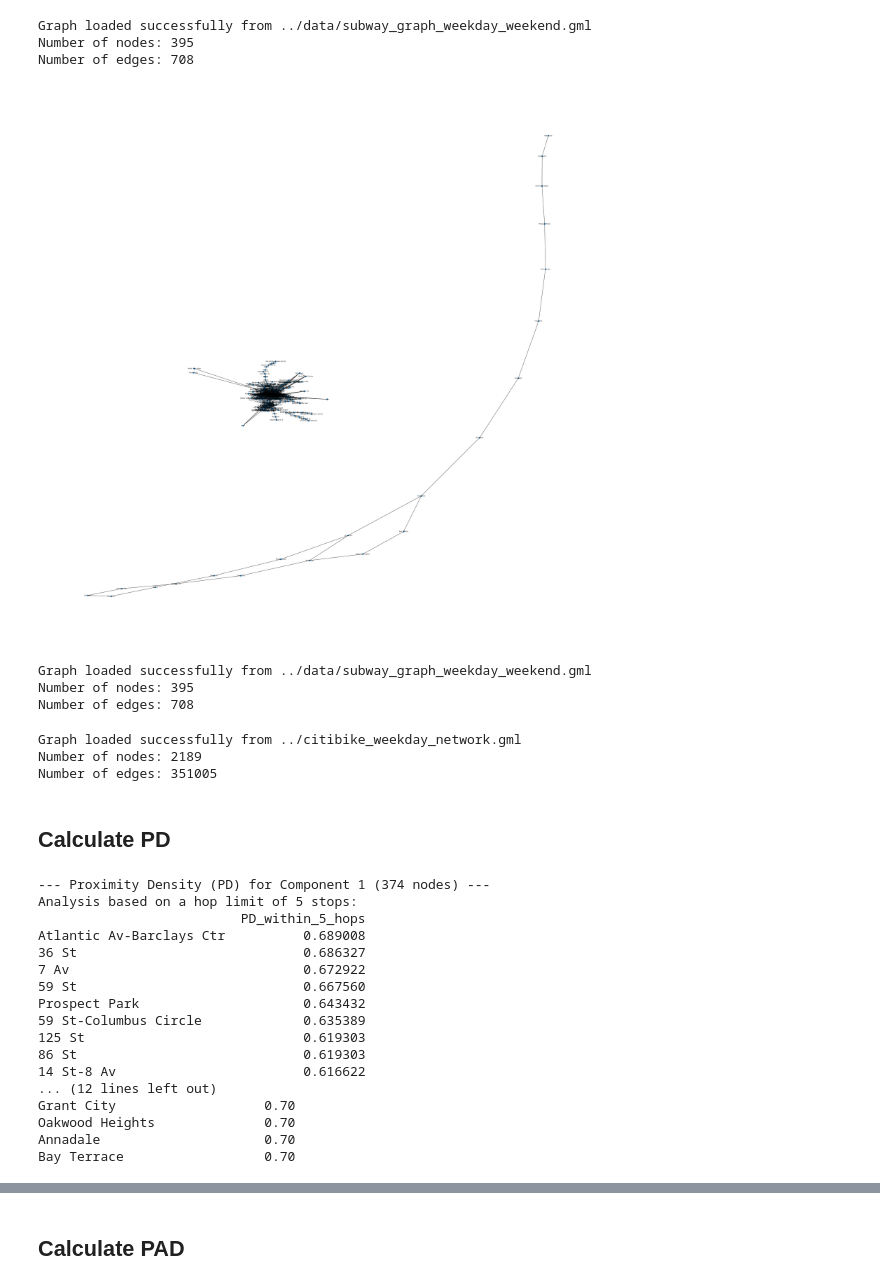
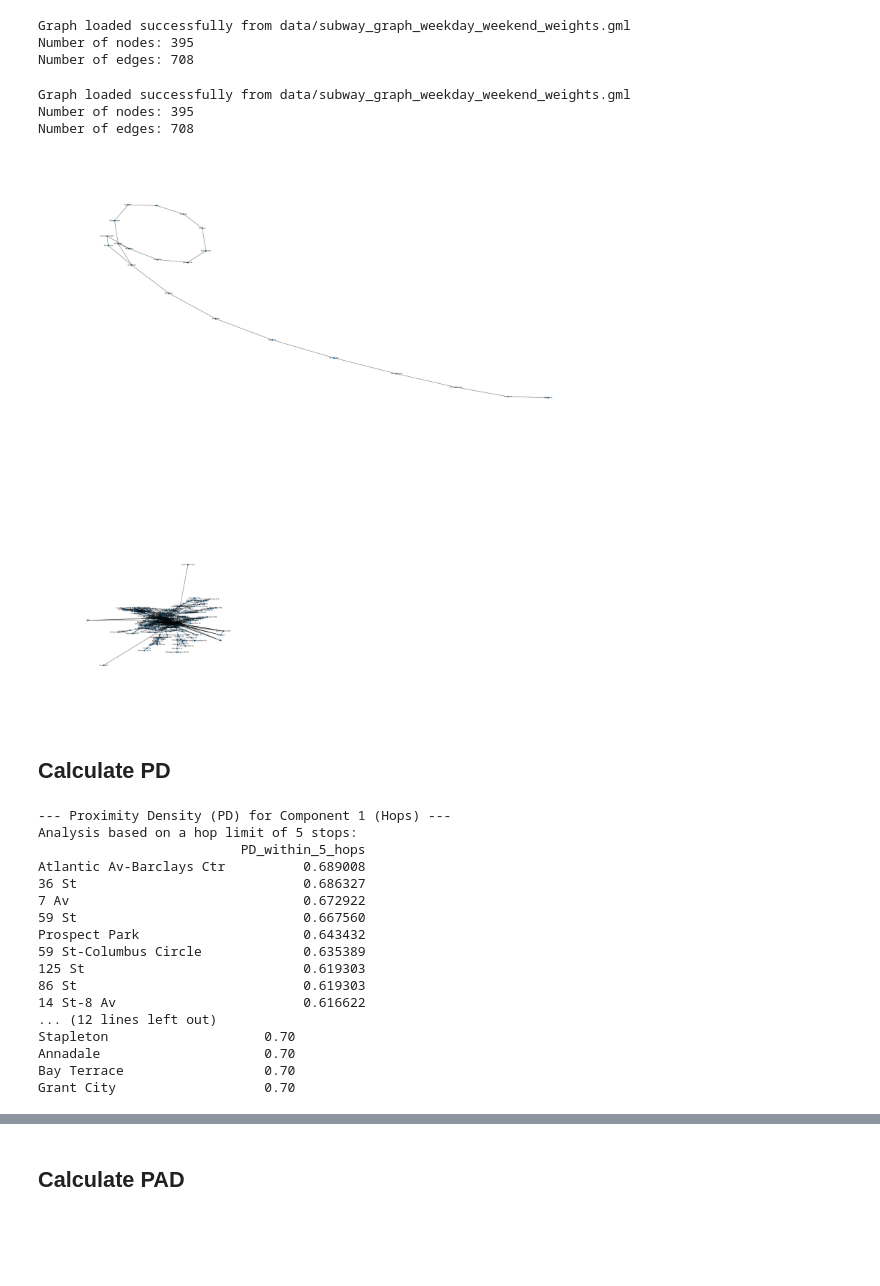
Before and after one commit to Person-Maink/NYCPublicTransportProject, a Jupyter notebook: src/stats.ipynb, the cells around one changed output, grey strips where cells are left out. Cells and saved outputs as stored; diff of their text form; code cells hidden in the pictures; blank space fills up the shorter version.

Commit message:
feat: Implement distance-based metrics and fix weighting

```diff
--- a/src/stats.ipynb
+++ b/src/stats.ipynb
@@ -1,66 +1,62 @@
+# %%
+import networkx as nx
+import matplotlib.pyplot as plt
+
+# Load the pre-weighted GML file
+# This file is generated by the graph_creation.ipynb notebook
+file_path = 'data/subway_graph_weekday_weekend_weights.gml'
+G_weights = nx.read_gml(file_path)
+
+# Display basic information about the graph
+print(f"Graph loaded successfully from {file_path}")
+print(f"Number of nodes: {G_weights.number_of_nodes()}")
+print(f"Number of edges: {G_weights.number_of_edges()}")
+# %% [output]
+Graph loaded successfully from data/subway_graph_weekday_weekend_weights.gml
+Number of nodes: 395
+Number of edges: 708
 # %%
 import networkx as nx
 import matplotlib.pyplot as plt
 
 # Load the GML file
-file_path = '../data/subway_graph_weekday_weekend.gml'
+file_path = 'data/subway_graph_weekday_weekend_weights.gml'
 G = nx.read_gml(file_path)
 
 # Display basic information about the graph
 print(f"Graph loaded successfully from {file_path}")
 print(f"Number of nodes: {G.number_of_nodes()}")
 print(f"Number of edges: {G.number_of_edges()}")
 
 # Optional: Draw the graph (might be slow for large graphs)
 plt.figure(figsize=(40, 40))
 nx.draw(G, with_labels=True, node_size=50, font_size=8)
 
 plt.savefig('subway_network_weekday_weekend.png', dpi=300)
 
 plt.show()
 # %% [output]
-Graph loaded successfully from ../data/subway_graph_weekday_weekend.gml
+Graph loaded successfully from data/subway_graph_weekday_weekend_weights.gml
 Number of nodes: 395
 Number of edges: 708
-[figure, old version]
+[figure, new version]
 # %%
 import networkx as nx
 import matplotlib.pyplot as plt
 
 # Load the GML file
-file_path = '../data/subway_graph_weekday_weekend.gml'
-G_weights = nx.read_gml(file_path)
+# file_path = 'data/subway_graph_weekday_weekend.gml'
+# G_weights = nx.read_gml(file_path)
 
-# Display basic information about the graph
-print(f"Graph loaded successfully from {file_path}")
-print(f"Number of nodes: {G_weights.number_of_nodes()}")
-print(f"Number of edges: {G_weights.number_of_edges()}")
+# # Display basic information about the graph
+# print(f"Graph loaded successfully from {file_path}")
+# print(f"Number of nodes: {G_weights.number_of_nodes()}")
+# print(f"Number of edges: {G_weights.number_of_edges()}")
 
 # Optional: Draw the graph (might be slow for large graphs)
 # plt.figure(figsize=(12, 12))
 # nx.draw(G, with_labels=True, node_size=50, font_size=8)
 # plt.show()
-# %% [output]
-Graph loaded successfully from ../data/subway_graph_weekday_weekend.gml
-Number of nodes: 395
-Number of edges: 708
-# %%
-import networkx as nx
-import matplotlib.pyplot as plt
-
-# Load the GML file
-file_path = '../citibike_weekday_network.gml'
-G_weights = nx.read_gml(file_path)
-G_weights = G_weights.to_undirected()
-
-# Display basic information about the graph
-print(f"Graph loaded successfully from {file_path}")
-print(f"Number of nodes: {G_weights.number_of_nodes()}")
-print(f"Number of edges: {G_weights.number_of_edges()}")
-# %% [output]
-Graph loaded successfully from ../citibike_weekday_network.gml
-Number of nodes: 2189
-Number of edges: 351005
 # %% [markdown]
 ## Calculate PD
 # %%
@@ -114,22 +124,18 @@ def calculate_PD(G, num_hops):
 
     return results_list
 # %%
-# --- Example Usage of the Function ---
-# Define the number of hops for the analysis
+# --- Example Usage for Hop-Based PD ---
 hop_count = 5
-
-# Call the function with the weighted graph and the desired hop count
-# This will return a list of DataFrames, one for each component
-component_pd_results = calculate_PD(G_weights, hop_count)
+component_pd_results = calculate_proximity_density(G_weights, cutoff=hop_count, mode='hops')
 
 # Display the results for each component
 for i, df in enumerate(component_pd_results):
-    print(f"--- Proximity Density (PD) for Component {i+1} ({len(df)} nodes) ---")
+    print(f"--- Proximity Density (PD) for Component {i+1} (Hops) ---")
     print(f"Analysis based on a hop limit of {hop_count} stops:")
     print(df.head(10))  # Displaying the top 10 for brevity
     print("\n")
 # %% [output]
---- Proximity Density (PD) for Component 1 (374 nodes) ---
+--- Proximity Density (PD) for Component 1 (Hops) ---
 Analysis based on a hop limit of 5 stops:
                           PD_within_5_hops
 Atlantic Av-Barclays Ctr          0.689008
@@ -142,7 +148,7 @@ Prospect Park                     0.643432
 86 St                             0.619303
 14 St-8 Av                        0.616622
 ... (12 lines left out)
-Grant City                   0.70
-Oakwood Heights              0.70
+Stapleton                    0.70
 Annadale                     0.70
 Bay Terrace                  0.70
+Grant City                   0.70
```
Also changed, not shown: parts of 15 cells of this notebook, 1 other file.
